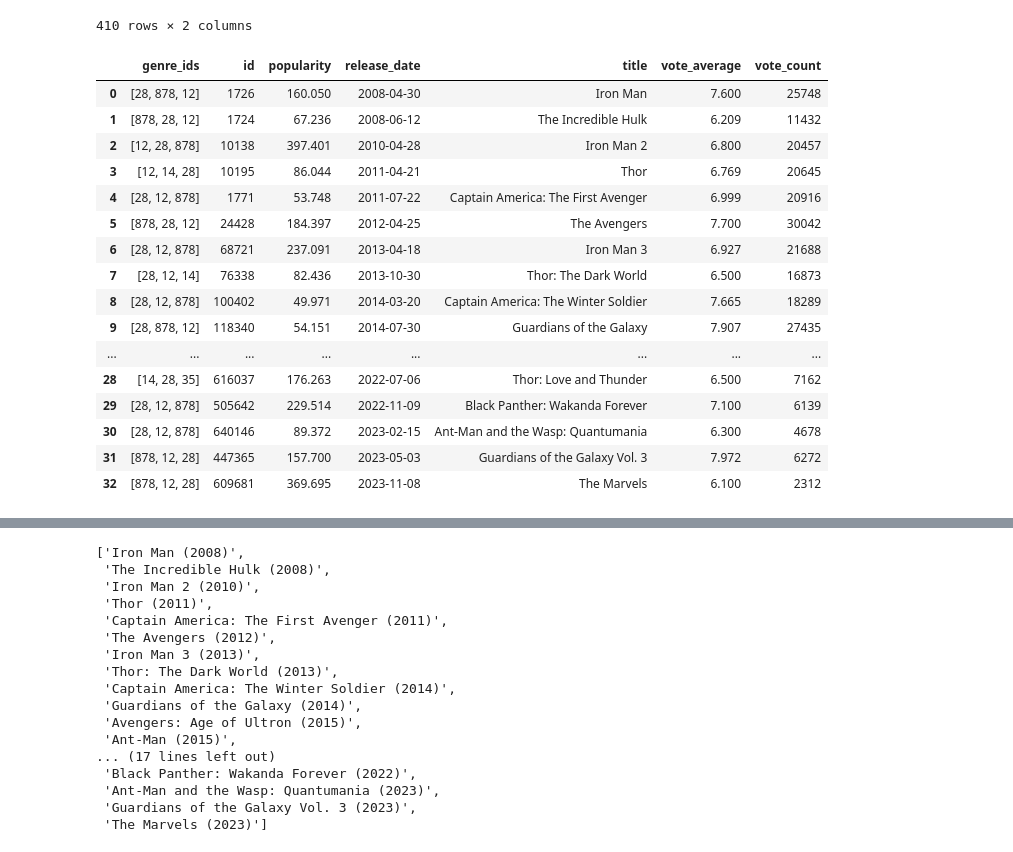
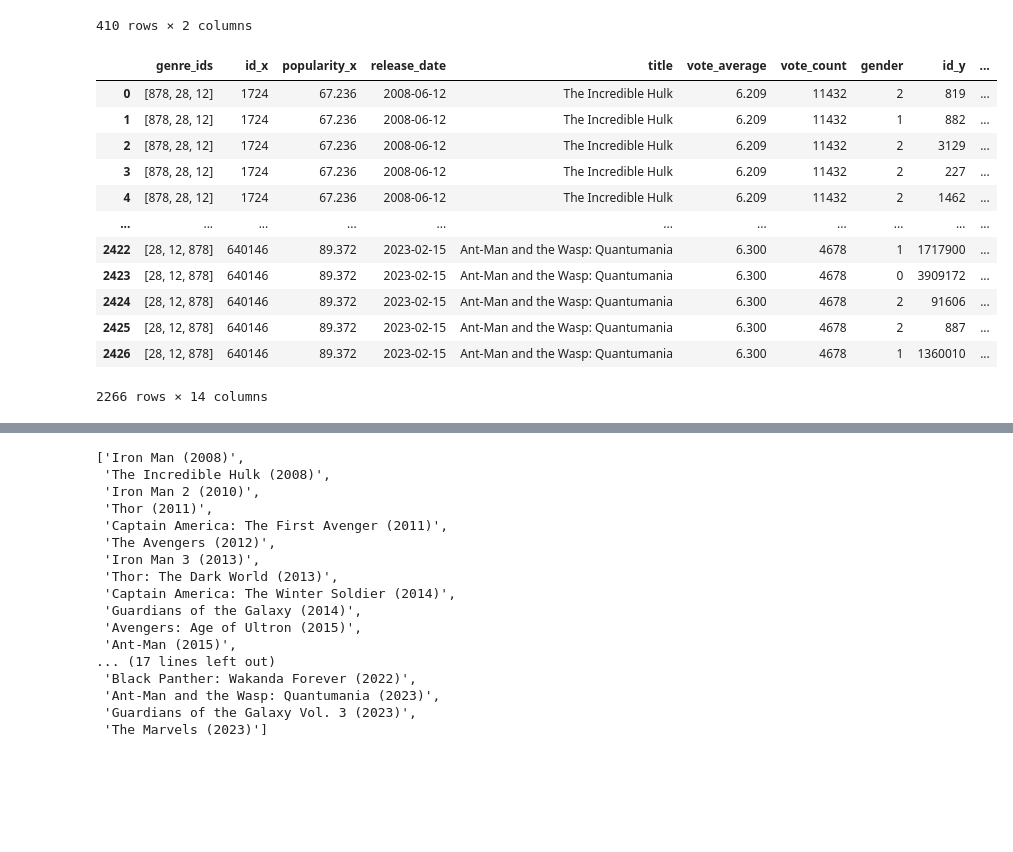
Before and after one commit to mlcuadra1/MBTI-movies-EDA, a Jupyter notebook: notebooks/Script 5 - char-movies-expansion.ipynb, the cells around one changed output, grey strips where cells are left out. Saved outputs shown, nothing was run; the diff lists cells and outputs as text; code cells hidden in the pictures; blank space fills up the shorter version.

Commit message:
Pipeline until fetching cast

```diff
--- a/notebooks/Script 5 - char-movies-expansion.ipynb
+++ b/notebooks/Script 5 - char-movies-expansion.ipynb
@@ -191,13 +191,15 @@ list_of_franchise_movies
 | 409 | Zombieland (Franchise) | Zombieland: Double Tap (2019) |
 410 rows × 2 columns
 # %%
-class expanding_franchise_to_movielist:
+class expanding_movies_to_cast:
     def __init__(self, input):
         self.input = input
         self.movie_list_in_franchise = None
         self.franchise_dict_list = []
         self.failed_list = []
         self.franchise_movie_id_list = []
+        self.franchise_details_df = None
+        self.char = None
 
     def append_to_franchise_movies_list(self, item):
         self.franchise_dict_list.append(item)
@@ -253,29 +255,48 @@ class expanding_franchise_to_movielist:
         self.franchise_movie_id_list = list(franchise_details_df['id'])
         return franchise_details_df
 
+    def get_chars_in_movie_id_list(self):
+        cast_dict_list = []
+        dict_list = []
+        for movie_id in self.franchise_movie_id_list:
+            url = 'https://api.themoviedb.org/3/movie/' + str(movie_id) + '/credits?language=en-US'
+            response = requests.get(url, headers=headers)
+            data = response.json()
+            cast_len = len(data['cast'])
+            movie_id_dict = {'movie_id': movie_id}
+            for cast in range(cast_len):
+                new_cast = data['cast'][cast]
+                new_cast.update(movie_id_dict)
+                cast_dict_list.append(data['cast'][cast])
+        franchise_cast_df = pd.DataFrame(data=cast_dict_list)
+        franchise_cast_drop_df = franchise_cast_df.drop(columns=['adult', 'original_name', 'profile_path', 'credit_id', 'order', 'cast_id'])
+        return franchise_cast_drop_df
 
-
-
-mcu = expanding_franchise_to_movielist('MCU')
-mcu.fetch_characters_in_franchise()
-mcu_movies_list = mcu.fetch_movies_in_franchise()
-mcu_df, mcu_missing = mcu.fetch_movie_details()
-mcu.franchise_movies_pipeline()
+    def franchise_cast_merge_pipeline(self):
+        franchise_cast_df = self.get_chars_in_movie_id_list()
+        franchise_details_df = self.franchise_movies_pipeline()
+        franchise_cast_details_merged = franchise_details_df.merge(franchise_cast_df, how='outer', left_on='id', right_on='movie_id')
+        franchise_cast_details_dropped = franchise_cast_details_merged[franchise_cast_details_merged['known_for_department']=='Acting']
+        return franchise_cast_details_dropped
-# %% [output]
-|  | genre_ids | id | popularity | release_date | title | vote_average | vote_count |
-| 0 | [28, 878, 12] | 1726 | 160.050 | 2008-04-30 | Iron Man | 7.600 | 25748 |
-| 1 | [878, 28, 12] | 1724 | 67.236 | 2008-06-12 | The Incredible Hulk | 6.209 | 11432 |
-| 2 | [12, 28, 878] | 10138 | 397.401 | 2010-04-28 | Iron Man 2 | 6.800 | 20457 |
-| 3 | [12, 14, 28] | 10195 | 86.044 | 2011-04-21 | Thor | 6.769 | 20645 |
-| 4 | [28, 12, 878] | 1771 | 53.748 | 2011-07-22 | Captain America: The First Avenger | 6.999 | 20916 |
-| 5 | [878, 28, 12] | 24428 | 184.397 | 2012-04-25 | The Avengers | 7.700 | 30042 |
-| 6 | [28, 12, 878] | 68721 | 237.091 | 2013-04-18 | Iron Man 3 | 6.927 | 21688 |
-| 7 | [28, 12, 14] | 76338 | 82.436 | 2013-10-30 | Thor: The Dark World | 6.500 | 16873 |
-| 8 | [28, 12, 878] | 100402 | 49.971 | 2014-03-20 | Captain America: The Winter Soldier | 7.665 | 18289 |
-| 9 | [28, 878, 12] | 118340 | 54.151 | 2014-07-30 | Guardians of the Galaxy | 7.907 | 27435 |
-| ... | ... | ... | ... | ... | ... | ... | ... |
-| 28 | [14, 28, 35] | 616037 | 176.263 | 2022-07-06 | Thor: Love and Thunder | 6.500 | 7162 |
-| 29 | [28, 12, 878] | 505642 | 229.514 | 2022-11-09 | Black Panther: Wakanda Forever | 7.100 | 6139 |
-| 30 | [28, 12, 878] | 640146 | 89.372 | 2023-02-15 | Ant-Man and the Wasp: Quantumania | 6.300 | 4678 |
-| 31 | [878, 12, 28] | 447365 | 157.700 | 2023-05-03 | Guardians of the Galaxy Vol. 3 | 7.972 | 6272 |
-| 32 | [878, 12, 28] | 609681 | 369.695 | 2023-11-08 | The Marvels | 6.100 | 2312 |
+# %%
+mcu = expanding_movies_to_cast('MCU')
+mcu.fetch_characters_in_franchise()
+mcu.fetch_movies_in_franchise()
+mcu.fetch_movie_details()
+mcu.franchise_movies_pipeline()
+mcu.get_chars_in_movie_id_list()
+mcu.franchise_cast_merge_pipeline()
+# %% [output]
+|  | genre_ids | id_x | popularity_x | release_date | title | vote_average | vote_count | gender | id_y | ... |
+| 0 | [878, 28, 12] | 1724 | 67.236 | 2008-06-12 | The Incredible Hulk | 6.209 | 11432 | 2 | 819 | ... |
+| 1 | [878, 28, 12] | 1724 | 67.236 | 2008-06-12 | The Incredible Hulk | 6.209 | 11432 | 1 | 882 | ... |
+| 2 | [878, 28, 12] | 1724 | 67.236 | 2008-06-12 | The Incredible Hulk | 6.209 | 11432 | 2 | 3129 | ... |
+| 3 | [878, 28, 12] | 1724 | 67.236 | 2008-06-12 | The Incredible Hulk | 6.209 | 11432 | 2 | 227 | ... |
+| 4 | [878, 28, 12] | 1724 | 67.236 | 2008-06-12 | The Incredible Hulk | 6.209 | 11432 | 2 | 1462 | ... |
+| ... | ... | ... | ... | ... | ... | ... | ... | ... | ... | ... |
+| 2422 | [28, 12, 878] | 640146 | 89.372 | 2023-02-15 | Ant-Man and the Wasp: Quantumania | 6.300 | 4678 | 1 | 1717900 | ... |
+| 2423 | [28, 12, 878] | 640146 | 89.372 | 2023-02-15 | Ant-Man and the Wasp: Quantumania | 6.300 | 4678 | 0 | 3909172 | ... |
+| 2424 | [28, 12, 878] | 640146 | 89.372 | 2023-02-15 | Ant-Man and the Wasp: Quantumania | 6.300 | 4678 | 2 | 91606 | ... |
+| 2425 | [28, 12, 878] | 640146 | 89.372 | 2023-02-15 | Ant-Man and the Wasp: Quantumania | 6.300 | 4678 | 2 | 887 | ... |
+| 2426 | [28, 12, 878] | 640146 | 89.372 | 2023-02-15 | Ant-Man and the Wasp: Quantumania | 6.300 | 4678 | 1 | 1360010 | ... |
+2266 rows × 14 columns
```
Also changed, not shown: parts of 2 cells of this notebook.
